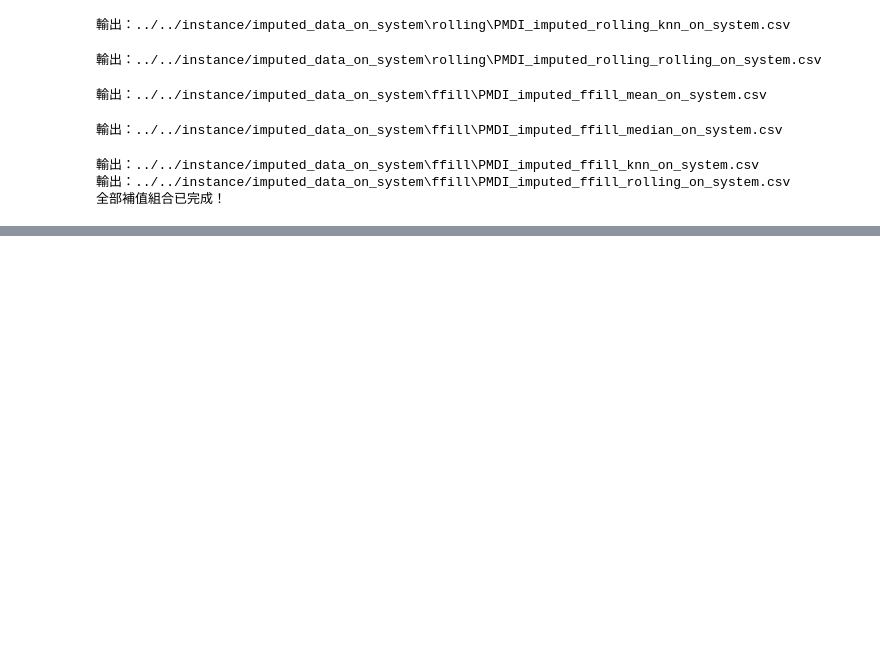
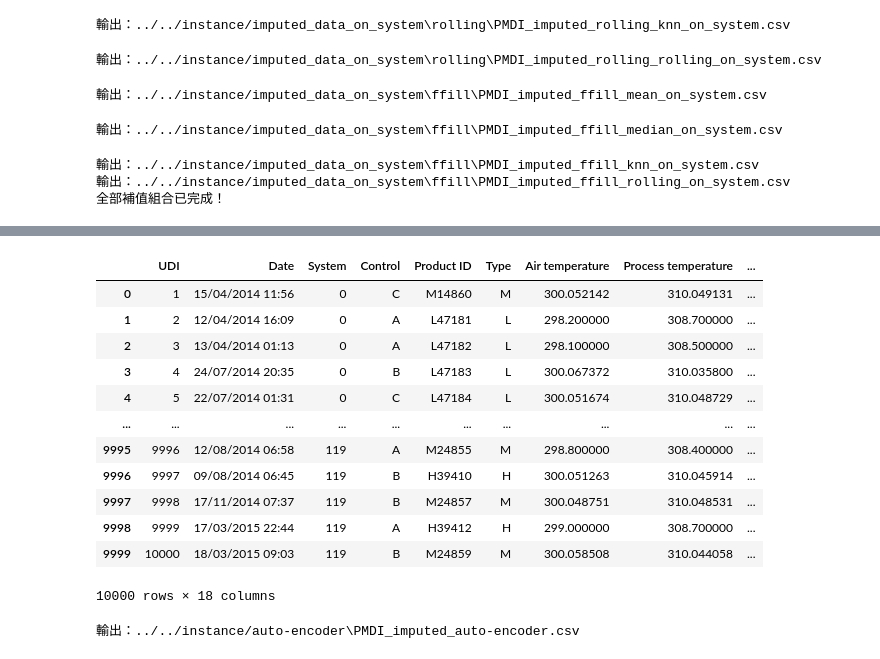
Before and after one commit to sean50311/MDS-project, a Jupyter notebook: workspace/Sean/run.ipynb, the cells around one changed output, grey strips where cells are left out. Drawn from its saved outputs; the diff is of its cells as text; code cells hidden in the pictures; blank space fills up the shorter version.

Commit message:
補一張 auto-encoder

```diff
--- a/workspace/Sean/run.ipynb
+++ b/workspace/Sean/run.ipynb
@@ -407,0 +539,25 @@ print("全部補值組合已完成！")
+# %%
+df_result
+# %% [output]
+|  | UDI | Date | System | Control | Product ID | Type | Air temperature | Process temperature | ... |
+| 0 | 1 | 15/04/2014 11:56 | 0 | C | M14860 | M | 300.052142 | 310.049131 | ... |
+| 1 | 2 | 12/04/2014 16:09 | 0 | A | L47181 | L | 298.200000 | 308.700000 | ... |
+| 2 | 3 | 13/04/2014 01:13 | 0 | A | L47182 | L | 298.100000 | 308.500000 | ... |
+| 3 | 4 | 24/07/2014 20:35 | 0 | B | L47183 | L | 300.067372 | 310.035800 | ... |
+| 4 | 5 | 22/07/2014 01:31 | 0 | C | L47184 | L | 300.051674 | 310.048729 | ... |
+| ... | ... | ... | ... | ... | ... | ... | ... | ... | ... |
+| 9995 | 9996 | 12/08/2014 06:58 | 119 | A | M24855 | M | 298.800000 | 308.400000 | ... |
+| 9996 | 9997 | 09/08/2014 06:45 | 119 | B | H39410 | H | 300.051263 | 310.045914 | ... |
+| 9997 | 9998 | 17/11/2014 07:37 | 119 | B | M24857 | M | 300.048751 | 310.048531 | ... |
+| 9998 | 9999 | 17/03/2015 22:44 | 119 | A | H39412 | H | 299.000000 | 308.700000 | ... |
+| 9999 | 10000 | 18/03/2015 09:03 | 119 | B | M24859 | M | 300.058508 | 310.044058 | ... |
+10000 rows × 18 columns
+# %%
+root_dir = '../../instance/auto-encoder'
+
+# 給檔名
+filename = os.path.join(root_dir, f'PMDI_imputed_auto-encoder.csv')
+df_result.to_csv(filename, index=False)
+print(f'輸出：{filename}')
+# %% [output]
+輸出：../../instance/auto-encoder\PMDI_imputed_auto-encoder.csv
```
Also changed, not shown: parts of 4 cells of this notebook, 1 other file.
